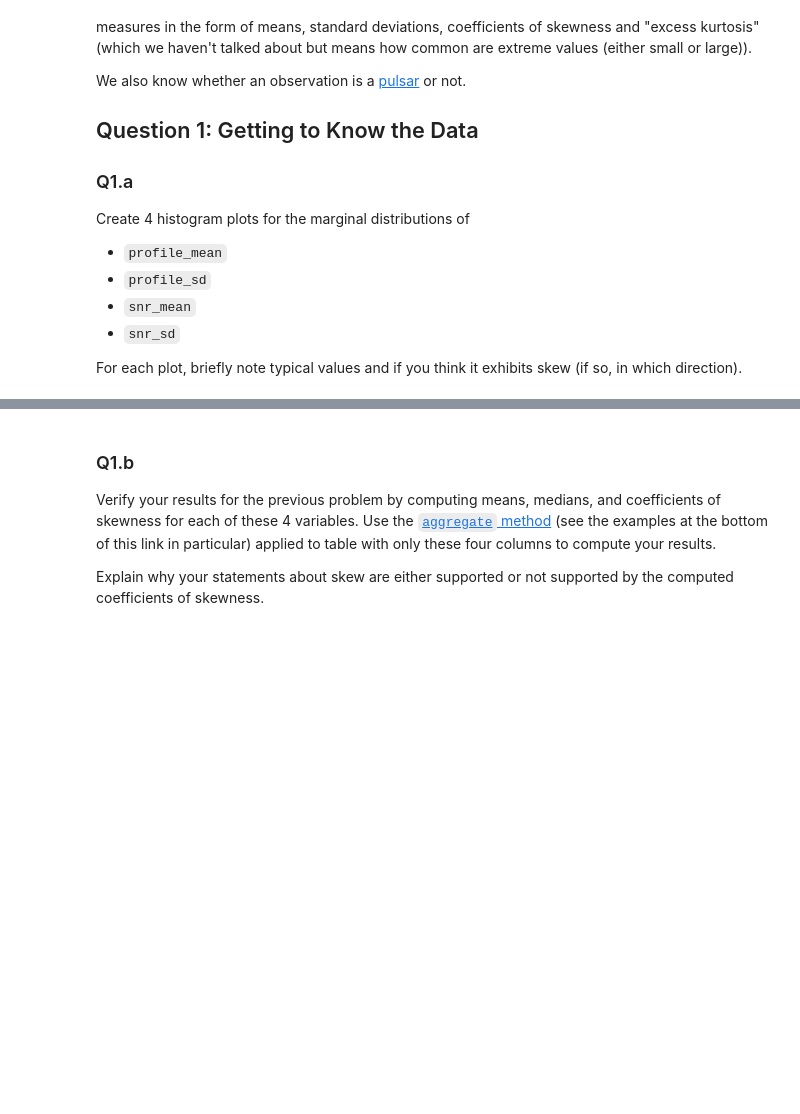
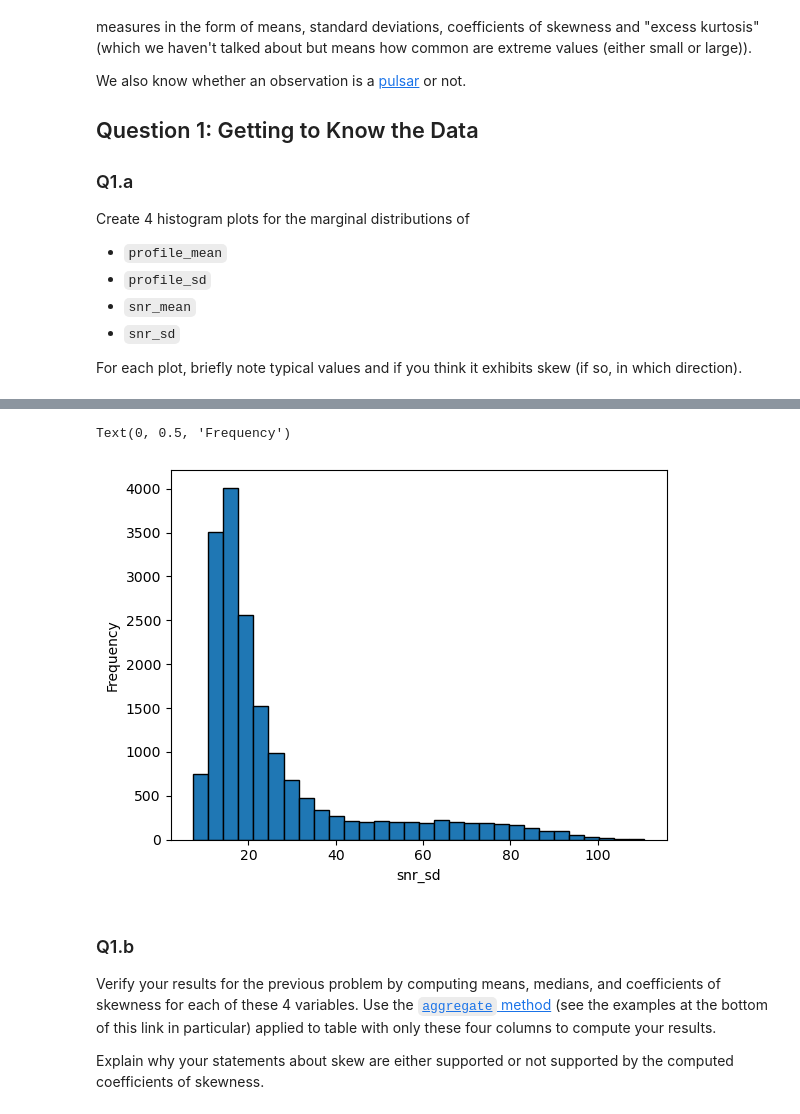
Before and after one commit to zhuol0129/homework-07-ZL, a Jupyter notebook: hw07.ipynb, the cells around one changed output, grey strips where cells are left out. Saved outputs shown, nothing was run; the diff lists cells and outputs as text; code cells hidden in the pictures; blank space fills up the shorter version.

```diff
--- a/hw07.ipynb
+++ b/hw07.ipynb
@@ -62,3 +85,13 @@ For each plot, briefly note typical values and if you think it exhibits skew (if
+# %%
+# snr_sd
+plt.hist(htru['snr_sd'], bins=30, edgecolor='k')
+plt.xlabel('snr_sd')
+plt.ylabel('Frequency')
+
+# typical values is 15, the plot is right skewed.
+# %% [output]
+Text(0, 0.5, 'Frequency')
+[figure, added]
 # %% [markdown]
 ### Q1.b
 
```
Also changed, not shown: parts of 27 cells of this notebook.
